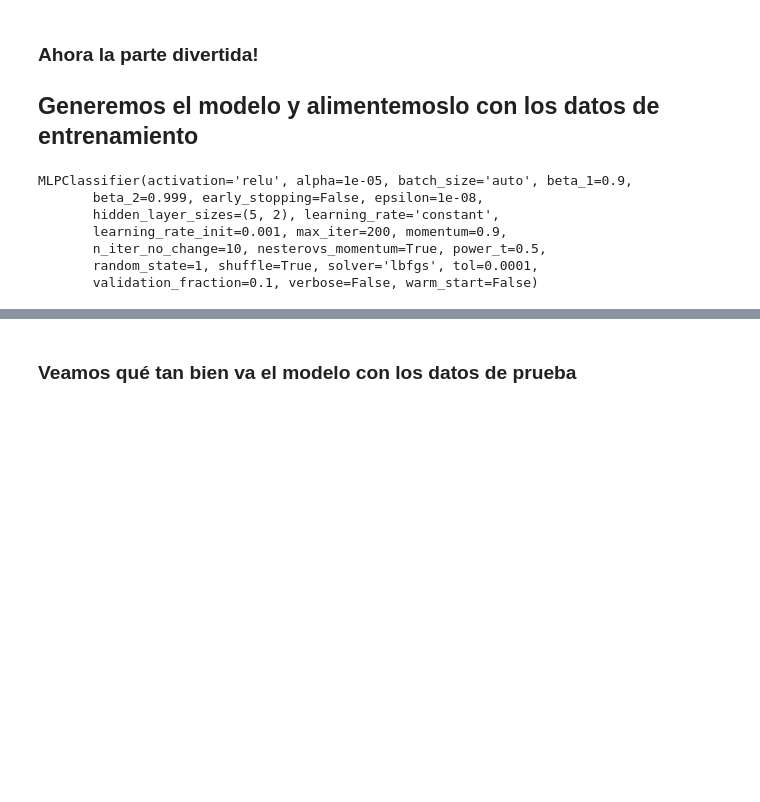
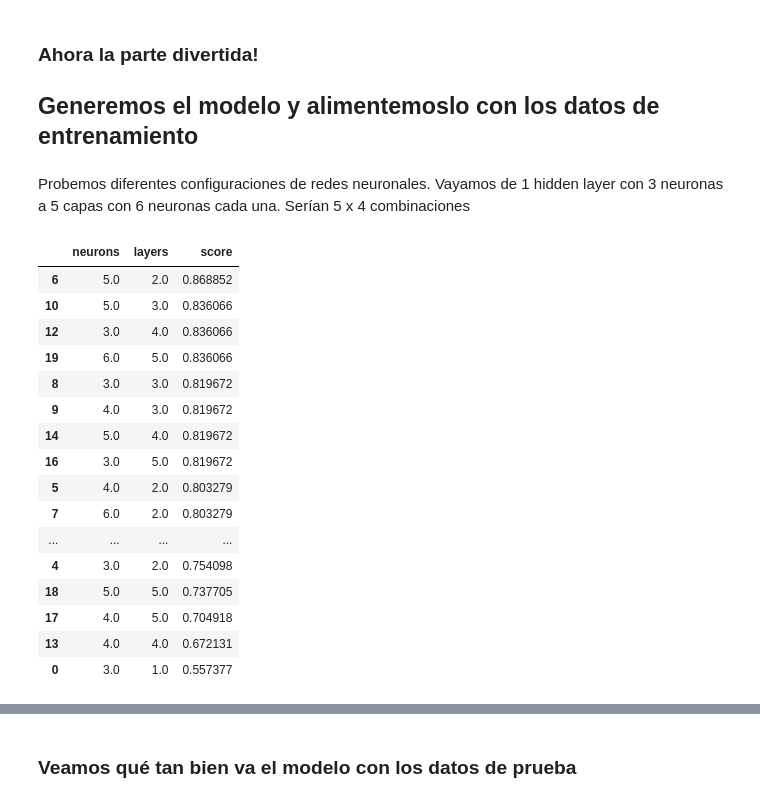
Before and after one commit to AxelFurlanF/AI-Uni-Project, a Jupyter notebook: TP-RNA-2019-1C.ipynb, the cells around one changed output, grey strips where cells are left out. Drawn from its saved outputs; the diff is of its cells as text; code cells hidden in the pictures; blank space fills up the shorter version.

```diff
--- a/TP-RNA-2019-1C.ipynb
+++ b/TP-RNA-2019-1C.ipynb
@@ -63,16 +47,3 @@ X_test = scaler.transform(X_test)
 # %% [markdown]
 ### Ahora la parte divertida!
 ## Generemos el modelo y alimentemoslo con los datos de entrenamiento
-# %%
-from sklearn.neural_network import MLPClassifier
-clf = MLPClassifier(solver='lbfgs', alpha=1e-5, hidden_layer_sizes=(5, 2), random_state=1)
-
-clf.fit(X_train, y_train)
-# %% [output]
-MLPClassifier(activation='relu', alpha=1e-05, batch_size='auto', beta_1=0.9,
-       beta_2=0.999, early_stopping=False, epsilon=1e-08,
-       hidden_layer_sizes=(5, 2), learning_rate='constant',
-       learning_rate_init=0.001, max_iter=200, momentum=0.9,
-       n_iter_no_change=10, nesterovs_momentum=True, power_t=0.5,
-       random_state=1, shuffle=True, solver='lbfgs', tol=0.0001,
-       validation_fraction=0.1, verbose=False, warm_start=False)
@@ -78,0 +54,32 @@ MLPClassifier(activation='relu', alpha=1e-05, batch_size='auto', beta_1=0.9,
+# %% [markdown]
+Probemos diferentes configuraciones de redes neuronales. Vayamos de 1 hidden layer con 3 neuronas a 5 capas con 6 neuronas cada una. Serían 5 x 4 combinaciones
+# %%
+mlp_accuracies_df = pd.DataFrame(columns=['neurons', 'layers', 'score'])
+
+for layers in range(1,5+1):
+    for neurons in range(3,6+1):
+        clf = MLPClassifier(solver='lbfgs', alpha=1e-5, hidden_layer_sizes=(neurons, layers), random_state=1)
+        clf.fit(X_train, y_train)
+        y_pred = clf.predict(X_test)
+        accuracy = accuracy_score(y_test, y_pred)
+        mlp_accuracies_df = mlp_accuracies_df.append({'neurons': neurons, 'layers': layers, 'score': accuracy}, ignore_index=True)
+# %%
+mlp_accuracies_df.sort_values(by='score', ascending=False)
+# %% [output]
+|  | neurons | layers | score |
+| 6 | 5.0 | 2.0 | 0.868852 |
+| 10 | 5.0 | 3.0 | 0.836066 |
+| 12 | 3.0 | 4.0 | 0.836066 |
+| 19 | 6.0 | 5.0 | 0.836066 |
+| 8 | 3.0 | 3.0 | 0.819672 |
+| 9 | 4.0 | 3.0 | 0.819672 |
+| 14 | 5.0 | 4.0 | 0.819672 |
+| 16 | 3.0 | 5.0 | 0.819672 |
+| 5 | 4.0 | 2.0 | 0.803279 |
+| 7 | 6.0 | 2.0 | 0.803279 |
+| ... | ... | ... | ... |
+| 4 | 3.0 | 2.0 | 0.754098 |
+| 18 | 5.0 | 5.0 | 0.737705 |
+| 17 | 4.0 | 5.0 | 0.704918 |
+| 13 | 4.0 | 4.0 | 0.672131 |
+| 0 | 3.0 | 1.0 | 0.557377 |
```
Also changed, not shown: parts of 10 cells of this notebook, 1 other file.
